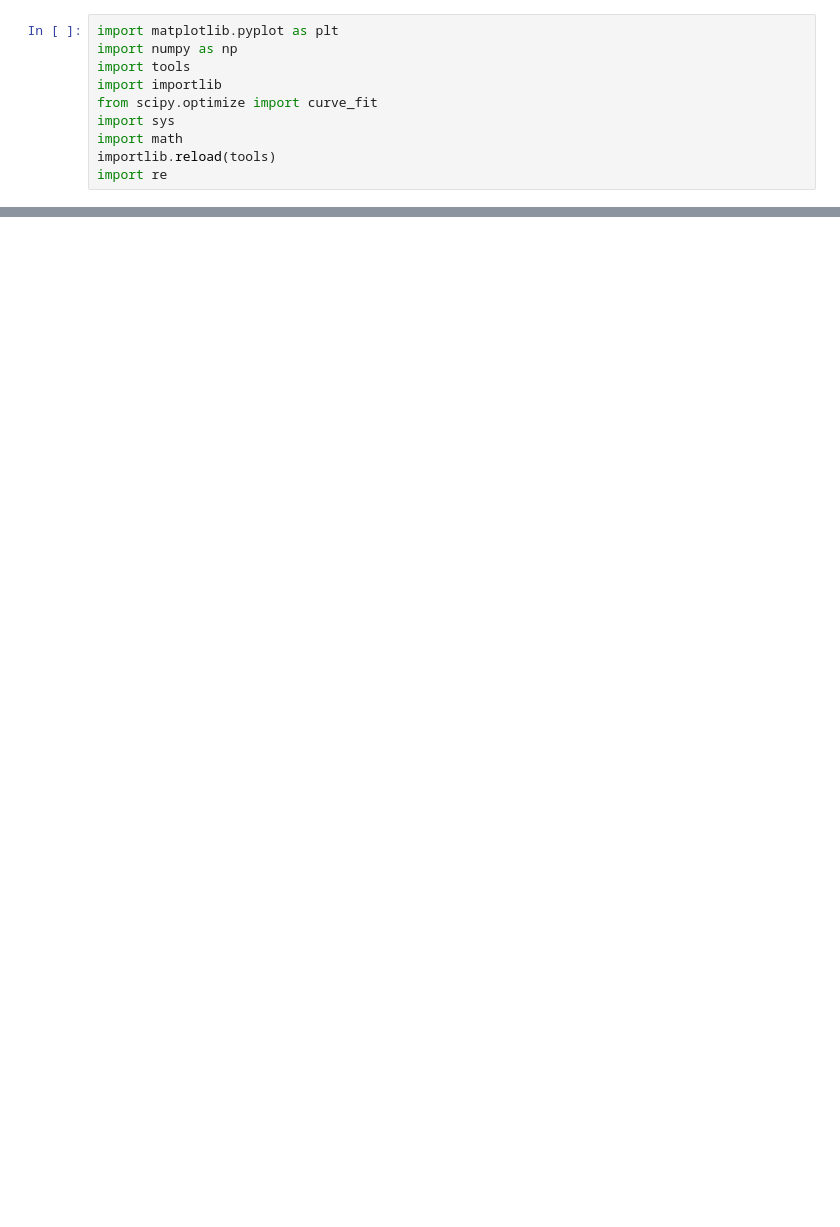
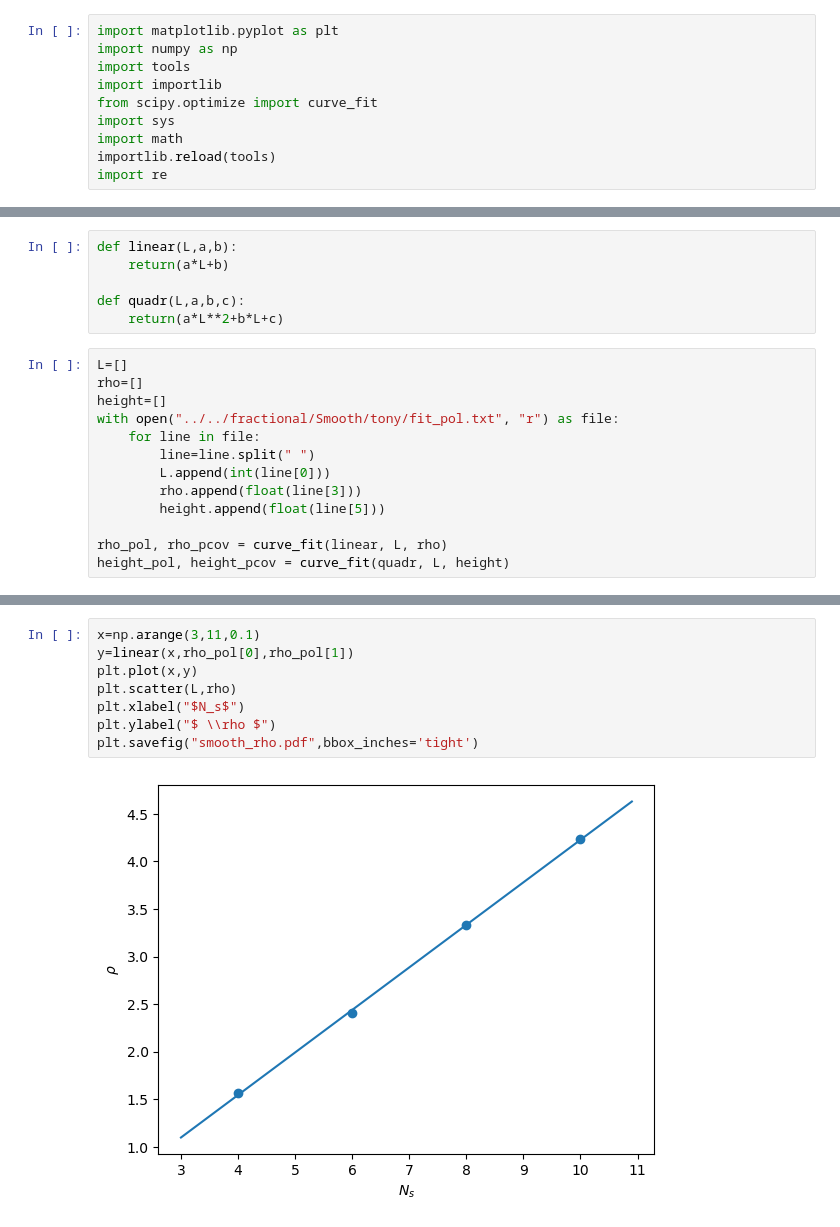
Before and after one commit to Ivan-Soler/AFM, a Jupyter notebook: GF/Fit_inst.ipynb, the cells around one changed output, grey strips where cells are left out. Cells and saved outputs as stored; diff of their text form; blank space fills up the shorter version.

```diff
--- a/GF/Fit_inst.ipynb
+++ b/GF/Fit_inst.ipynb
@@ -70,0 +75,19 @@ with open(directory+"fit_45x6.txt","w") as f:
+# %%
+def linear(L,a,b):
+    return(a*L+b)
+
+def quadr(L,a,b,c):
+    return(a*L**2+b*L+c)
+# %%
+L=[]
+rho=[]
+height=[]
+with open("../../fractional/Smooth/tony/fit_pol.txt", "r") as file:
+    for line in file:
+        line=line.split(" ")
+        L.append(int(line[0]))
+        rho.append(float(line[3]))
+        height.append(float(line[5]))
+
+rho_pol, rho_pcov = curve_fit(linear, L, rho)
+height_pol, height_pcov = curve_fit(quadr, L, height)
@@ -70,0 +98,10 @@ with open(directory+"fit_45x6.txt","w") as f:
+# %%
+x=np.arange(3,11,0.1)
+y=linear(x,rho_pol[0],rho_pol[1])
+plt.plot(x,y)
+plt.scatter(L,rho)
+plt.xlabel("$N_s$")
+plt.ylabel("$ \\rho $")
+plt.savefig("smooth_rho.pdf",bbox_inches='tight')
+# %% [output]
+[figure, added]
```
Also changed, not shown: parts of 6 cells of this notebook, 7 other files.
